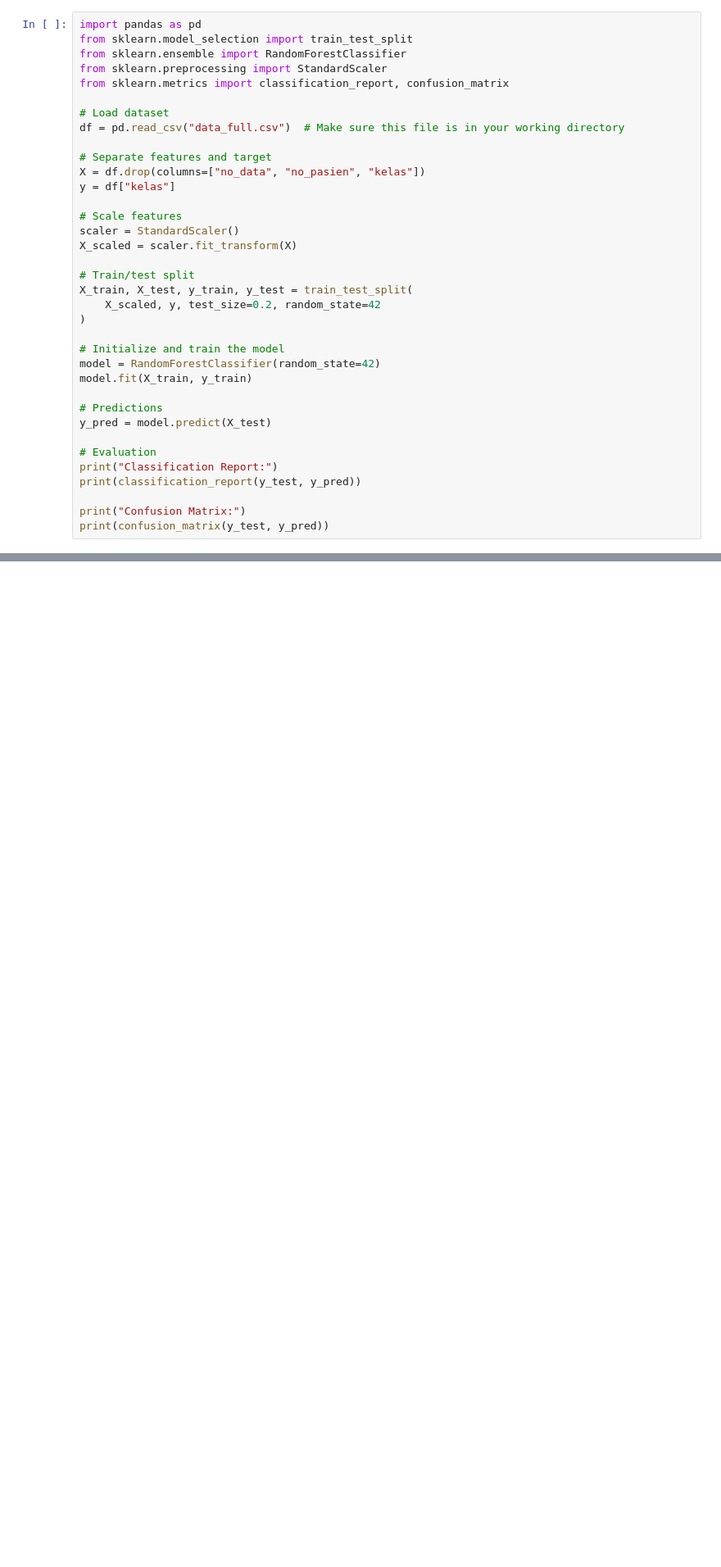
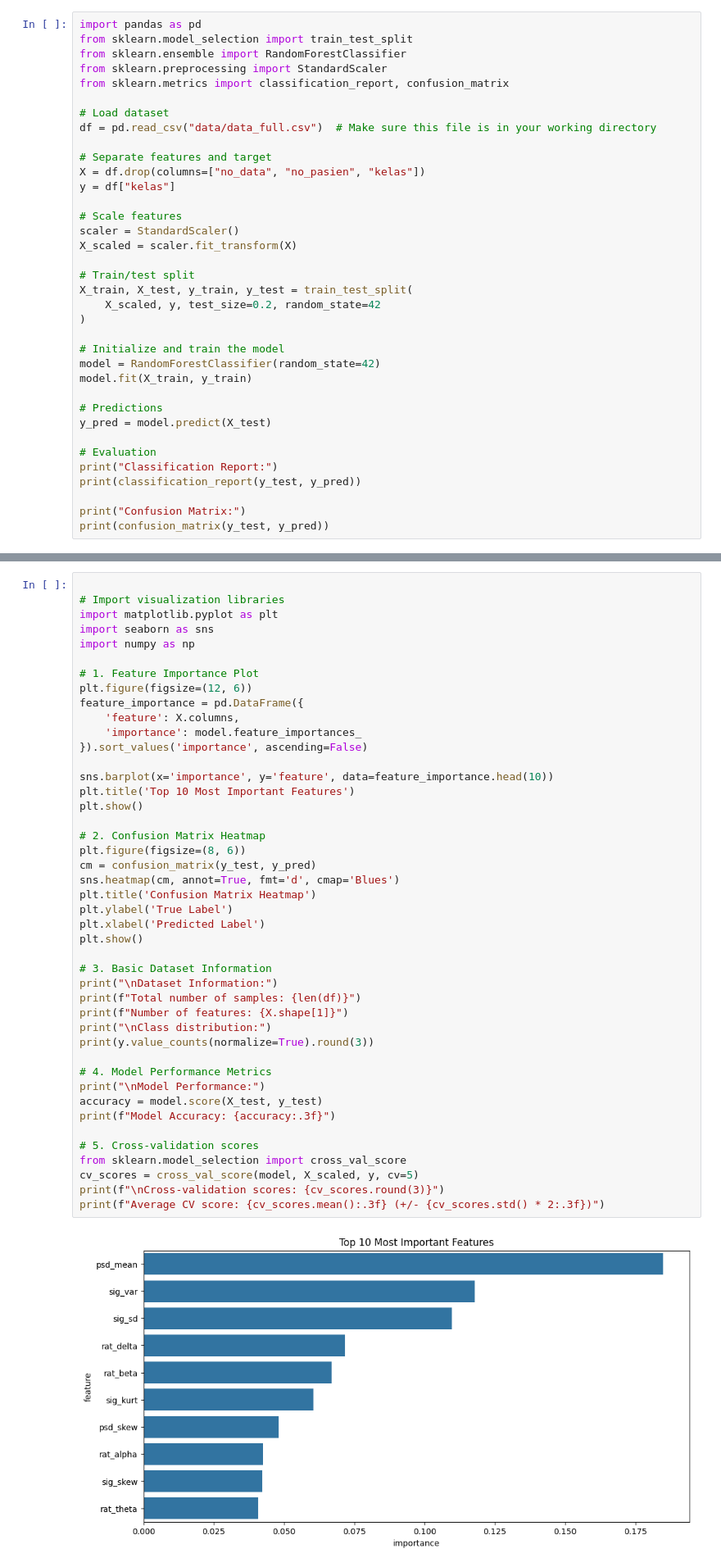
Before and after one commit to kbeerensson/BME3053C-Final-Project-Group-8, a Jupyter notebook: Seizure_Analysis.ipynb, the cells around one changed output, grey strips where cells are left out. Shown at 82% size. Saved outputs shown, nothing was run; the diff lists cells and outputs as text; blank space fills up the shorter version.

Commit message:
added some data visualization to the notebook

```diff
--- a/Seizure_Analysis.ipynb
+++ b/Seizure_Analysis.ipynb
@@ -6,7 +6,7 @@ from sklearn.preprocessing import StandardScaler
 from sklearn.metrics import classification_report, confusion_matrix
 
 # Load dataset
-df = pd.read_csv("data_full.csv")  # Make sure this file is in your working directory
+df = pd.read_csv("data/data_full.csv")  # Make sure this file is in your working directory
 
 # Separate features and target
 X = df.drop(columns=["no_data", "no_pasien", "kelas"])
@@ -48,3 +48,49 @@ weighted avg       0.86      0.86      0.86       865
 Confusion Matrix:
 [[420  53]
  [ 67 325]]
+# %%
+
+# Import visualization libraries
+import matplotlib.pyplot as plt
+import seaborn as sns
+import numpy as np
+
+# 1. Feature Importance Plot
+plt.figure(figsize=(12, 6))
+feature_importance = pd.DataFrame({
+    'feature': X.columns,
+    'importance': model.feature_importances_
+}).sort_values('importance', ascending=False)
+
+sns.barplot(x='importance', y='feature', data=feature_importance.head(10))
+plt.title('Top 10 Most Important Features')
+plt.show()
+
+# 2. Confusion Matrix Heatmap
+plt.figure(figsize=(8, 6))
+cm = confusion_matrix(y_test, y_pred)
+sns.heatmap(cm, annot=True, fmt='d', cmap='Blues')
+plt.title('Confusion Matrix Heatmap')
+plt.ylabel('True Label')
+plt.xlabel('Predicted Label')
+plt.show()
+
+# 3. Basic Dataset Information
+print("\nDataset Information:")
+print(f"Total number of samples: {len(df)}")
+print(f"Number of features: {X.shape[1]}")
+print("\nClass distribution:")
+print(y.value_counts(normalize=True).round(3))
+
+# 4. Model Performance Metrics
+print("\nModel Performance:")
+accuracy = model.score(X_test, y_test)
+print(f"Model Accuracy: {accuracy:.3f}")
+
+# 5. Cross-validation scores
+from sklearn.model_selection import cross_val_score
+cv_scores = cross_val_score(model, X_scaled, y, cv=5)
+print(f"\nCross-validation scores: {cv_scores.round(3)}")
+print(f"Average CV score: {cv_scores.mean():.3f} (+/- {cv_scores.std() * 2:.3f})")
+# %% [output]
+[figure, added]
```
Also changed, not shown: parts of 2 cells of this notebook.
